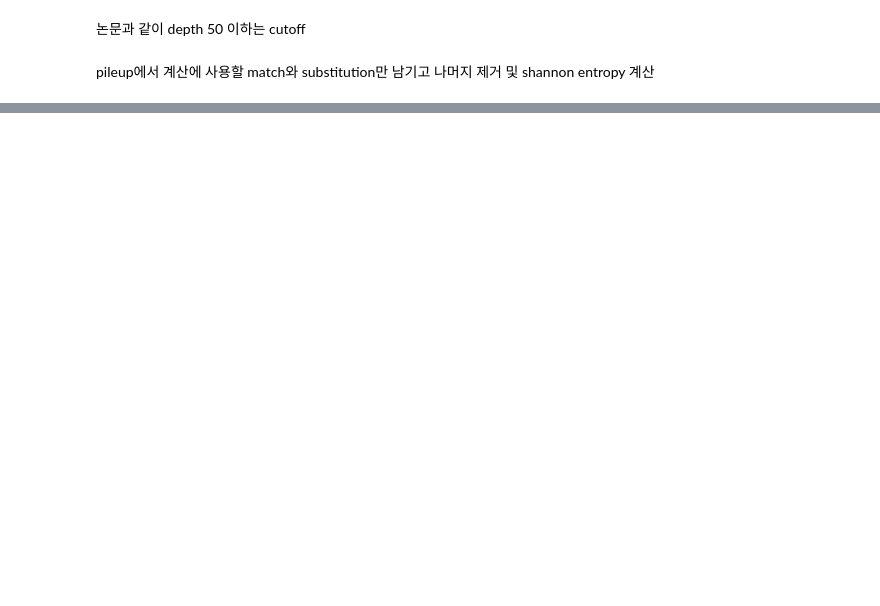
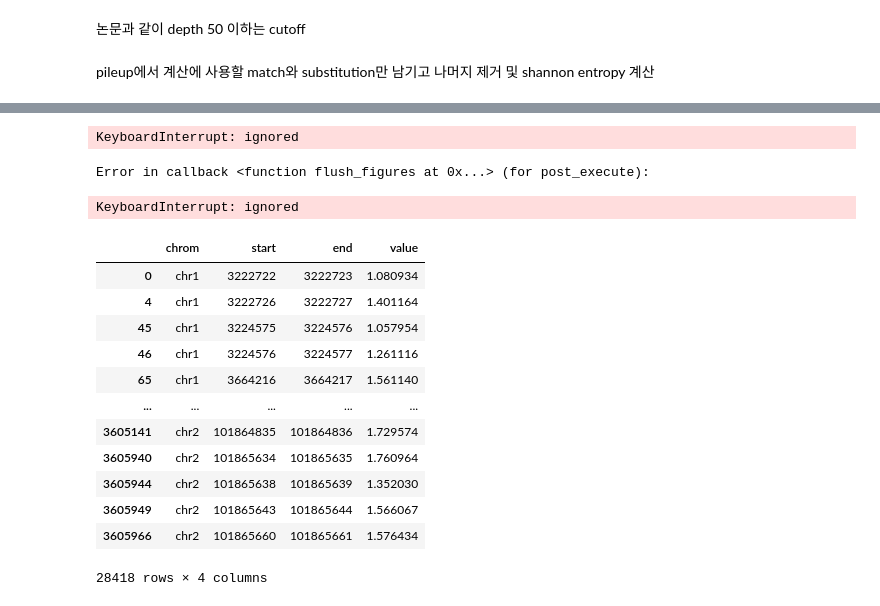
Before and after one commit to JS19563255/2022bioinfo1_project, a Jupyter notebook: myownproject/script.ipynb, the cells around one changed output, grey strips where cells are left out. Saved outputs shown, nothing was run; the diff lists cells and outputs as text; code cells hidden in the pictures; blank space fills up the shorter version.

```diff
--- a/myownproject/script.ipynb
+++ b/myownproject/script.ipynb
@@ -146,2 +159,27 @@ filtered_pileup.head()
 # %%
-filtered_pileup.entropy.plot.bar()
+final_data_pileup.entropy.plot.bar()
+# %% [output]
+KeyboardInterrupt: ignored
+Error in callback <function flush_figures at 0x...> (for post_execute):
+KeyboardInterrupt: ignored
+# %%
+bedgraph = final_data_pileup[["chrom", "pos"]].copy()
+bedgraph["start"] = bedgraph["pos"]
+bedgraph["end"] = bedgraph["start"] + 1
+bedgraph["value"] = final_data_pileup["entropy"]
+bedgraph = bedgraph[["chrom", "start", "end",  "value"]]
+bedgraph
+# %% [output]
+|  | chrom | start | end | value |
+| 0 | chr1 | 3222722 | 3222723 | 1.080934 |
+| 4 | chr1 | 3222726 | 3222727 | 1.401164 |
+| 45 | chr1 | 3224575 | 3224576 | 1.057954 |
+| 46 | chr1 | 3224576 | 3224577 | 1.261116 |
+| 65 | chr1 | 3664216 | 3664217 | 1.561140 |
+| ... | ... | ... | ... | ... |
+| 3605141 | chr2 | 101864835 | 101864836 | 1.729574 |
+| 3605940 | chr2 | 101865634 | 101865635 | 1.760964 |
+| 3605944 | chr2 | 101865638 | 101865639 | 1.352030 |
+| 3605949 | chr2 | 101865643 | 101865644 | 1.566067 |
+| 3605966 | chr2 | 101865660 | 101865661 | 1.576434 |
+28418 rows × 4 columns
```
Also changed, not shown: parts of 8 cells of this notebook.
